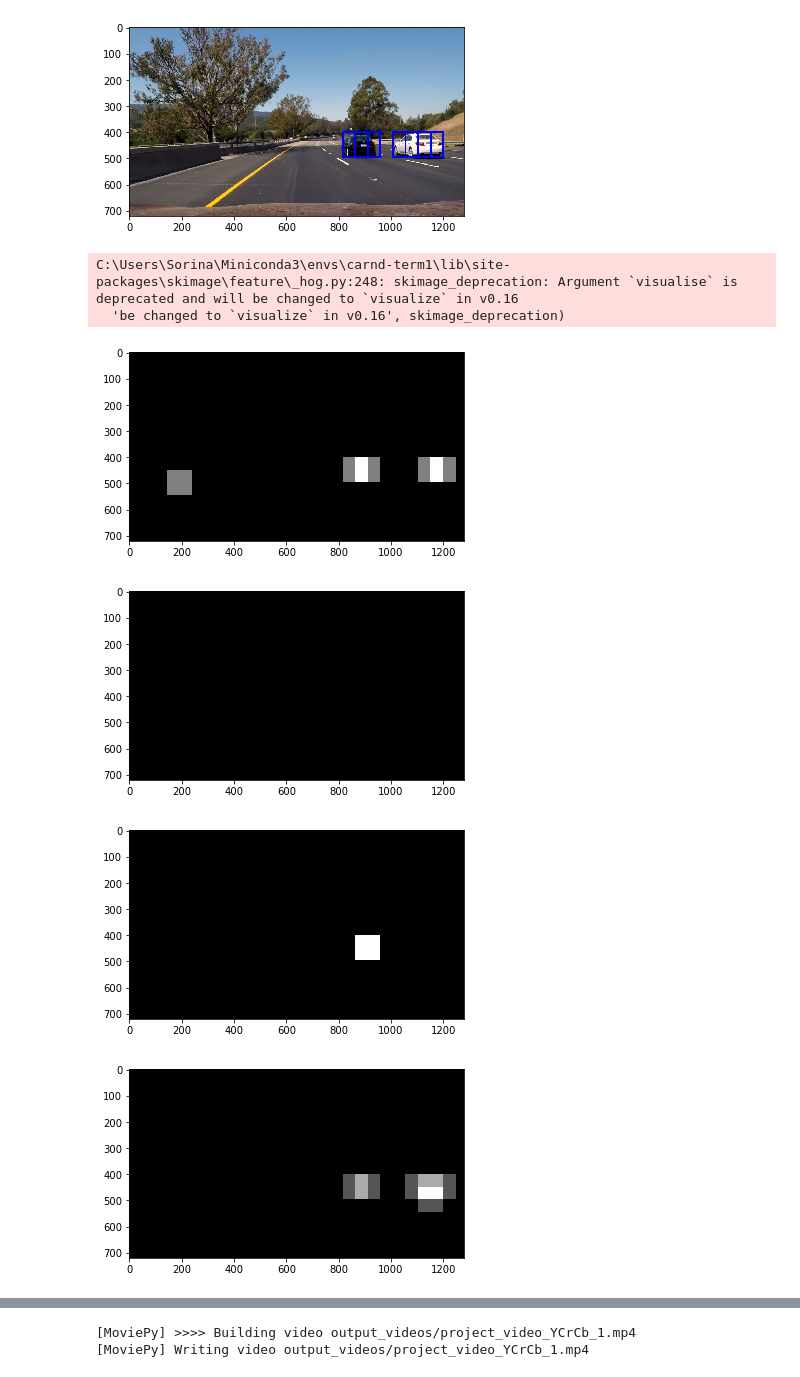
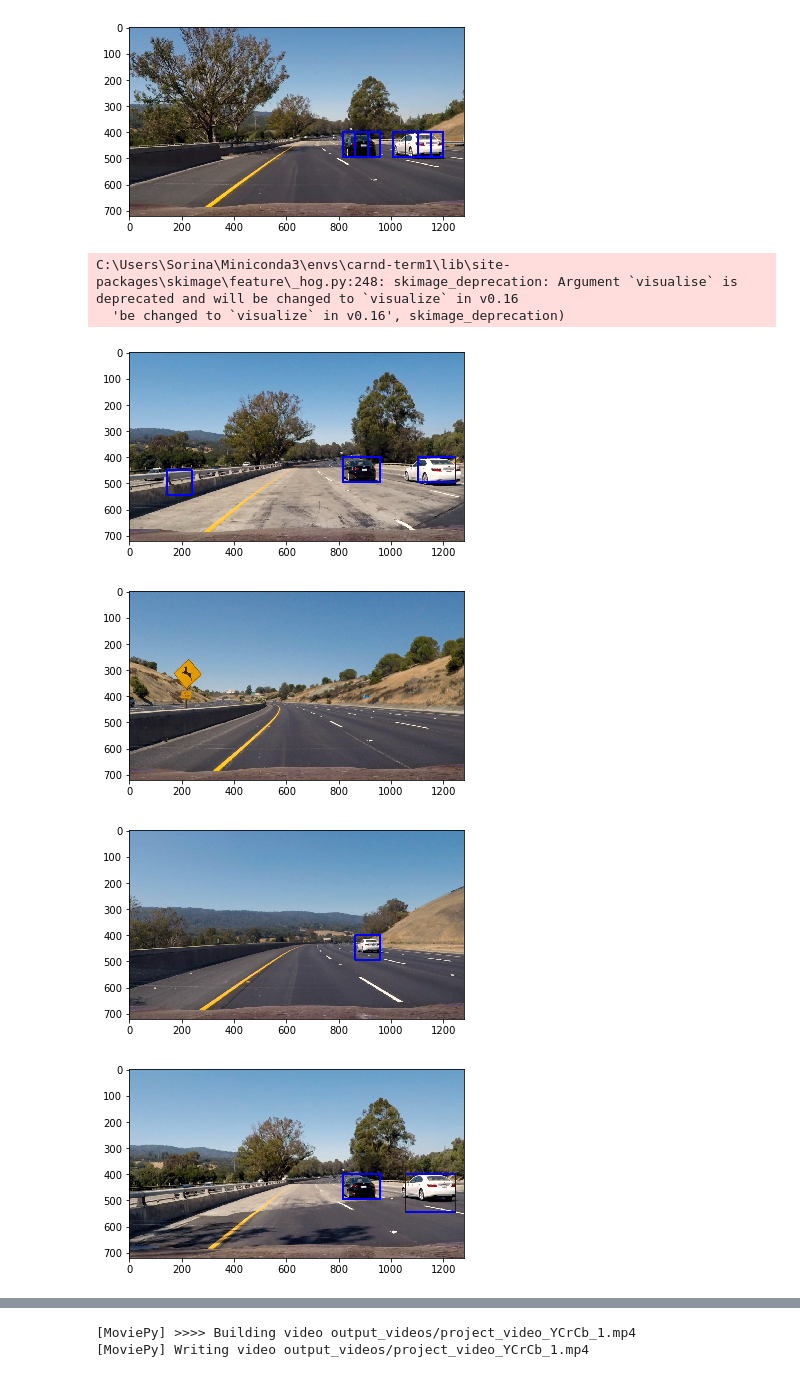
Before and after one commit to sorix6/CarND-Vehicle-Detection, a Jupyter notebook: vehicle_detection.ipynb, the cells around one changed output, grey strips where cells are left out. Saved outputs shown, nothing was run; the diff lists cells and outputs as text; code cells hidden in the pictures.

```diff
--- a/vehicle_detection.ipynb
+++ b/vehicle_detection.ipynb
@@ -227,28 +227,3 @@ spatial_feat = True # Spatial features on or off
 hist_feat = True # Histogram features on or off
 hog_feat = True # HOG features on or off
 y_start_stop = [None, None]
-# %%
-from sklearn import tree
-from sklearn.svm import LinearSVC
-from sklearn.ensemble import VotingClassifier
-from sklearn.linear_model import LogisticRegression
-
-
-clf1 = LogisticRegression(random_state=1)
-
-clf = tree.DecisionTreeClassifier(criterion="entropy", max_depth=1)
-svc = LinearSVC(C=0.1)
-svc.probability = True
-
-eclf1 = VotingClassifier(estimators=[('svc', svc), ('clf1', clf1)], voting='hard')
-
-# Check the training time for the SVC
-t=time.time()
-eclf1.fit(X_train, y_train)
-t2 = time.time()
-print(round(t2-t, 2), 'Seconds to train SVC...')
-# Check the score of the SVC
-acc=eclf1.score(X_test, y_test)
-print('Test Accuracy of SVC = ', round(acc, 4))
-# Check the prediction time for a single sample
-t=time.time()
@@ -319,32 +291,32 @@ def draw_labeled_bboxes(img, labels):
 # %%
 from scipy.ndimage.measurements import label
 
 for path in test_images:
     image = mpimg.imread(test_images_folder + path)
 
     bboxes = find_cars(image, ystart, ystop, scale, svc, X_scaler, orient, pix_per_cell, cell_per_block, spatial_size, hist_bins, hog_channel)
 
     heat = np.zeros_like(image[:,:,0])
 
     # Add heat to each box in box list
     heat = add_heat(heat,bboxes)
 
     # Apply threshold to help remove false positives
     heat = apply_threshold(heat, 0.5)
 
     # Visualize the heatmap when displaying
     heatmap = np.clip(heat, 0, 255)
 
     # Find final boxes from heatmap using label function
     labels = label(heatmap)
     draw_img = draw_labeled_bboxes(np.copy(image), labels)
 
-    plt.imshow(heatmap, cmap='gray')
+    plt.imshow(draw_img)
     plt.show()
 # %% [output]
 C:\Users\Sorina\Miniconda3\envs\carnd-term1\lib\site-packages\skimage\feature\_hog.py:248: skimage_deprecation: Argument `visualise` is deprecated and will be changed to `visualize` in v0.16
   'be changed to `visualize` in v0.16', skimage_deprecation)
-[figure, old version]
+[figure, new version]
-[figure, old version]
+[figure, new version]
-[figure, old version]
+[figure, new version]
-[figure, old version]
+[figure, new version]
```
Also changed, not shown: parts of 3 cells of this notebook, 1 other file.
